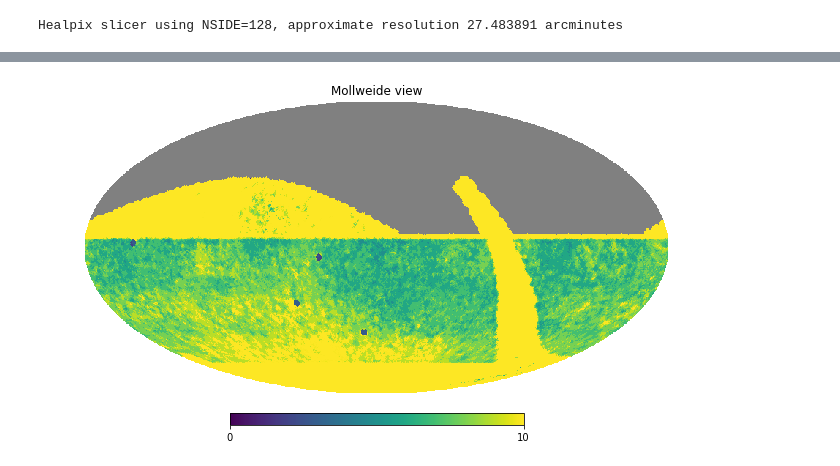
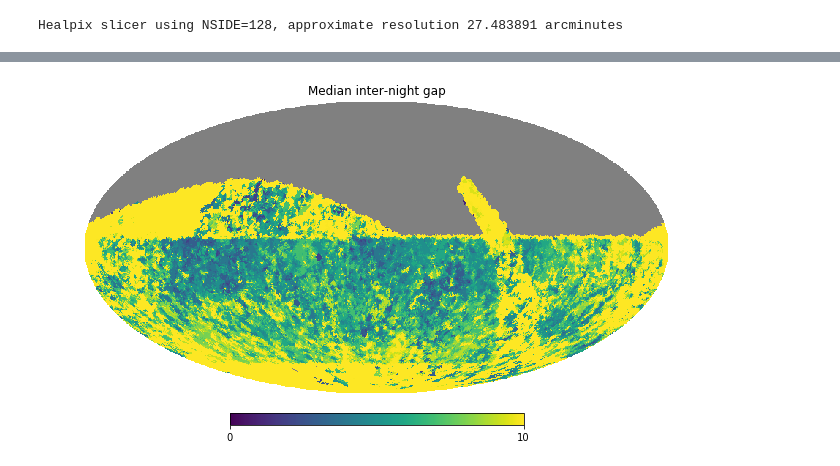
Before and after one commit to yoachim/18_scratch, a Jupyter notebook: scripted_example/inspect_cadence.ipynb, the cells around one changed output, grey strips where cells are left out. Cells and saved outputs as stored; diff of their text form; code cells hidden in the pictures.

```diff
--- a/scripted_example/inspect_cadence.ipynb
+++ b/scripted_example/inspect_cadence.ipynb
@@ -21,10 +21,13 @@ bundleList = []
 
 metric = metrics.InterNightGapsMetric(mjdCol='mjd')
 slicer = slicers.HealpixSlicer(latCol='dec', lonCol='RA', latLonDeg=True)
-sql = 'night < 365 and filter="g" or filter="i" or filter="r"'
+sql = 'night < 365 and (filter="g" or filter="i" or filter="r")'
 plotDict= {'percentileClip': 95.}
 bundleList.append(metricBundles.MetricBundle(metric,slicer,sql,
                                              runName=name1, plotDict=plotDict))
+metric = metrics.CountMetric(col='mjd')
+bundleList.append(metricBundles.MetricBundle(metric,slicer,sql,
+                                             runName=name1, plotDict=plotDict))
 # %% [output]
 Healpix slicer using NSIDE=128, approximate resolution 27.483891 arcminutes
 # %%
@@ -49,4 +56,5 @@ Plotting complete.
 # %%
-hp.mollview(bundleList[0].metricValues, min=0, max=10)
+title='Median inter-night gap'
+hp.mollview(bundleList[0].metricValues, min=0, max=10, title=title)
 # %% [output]
-[figure, old version]
+[figure, new version]
```
Also changed, not shown: parts of 10 cells of this notebook, 1 other file.
